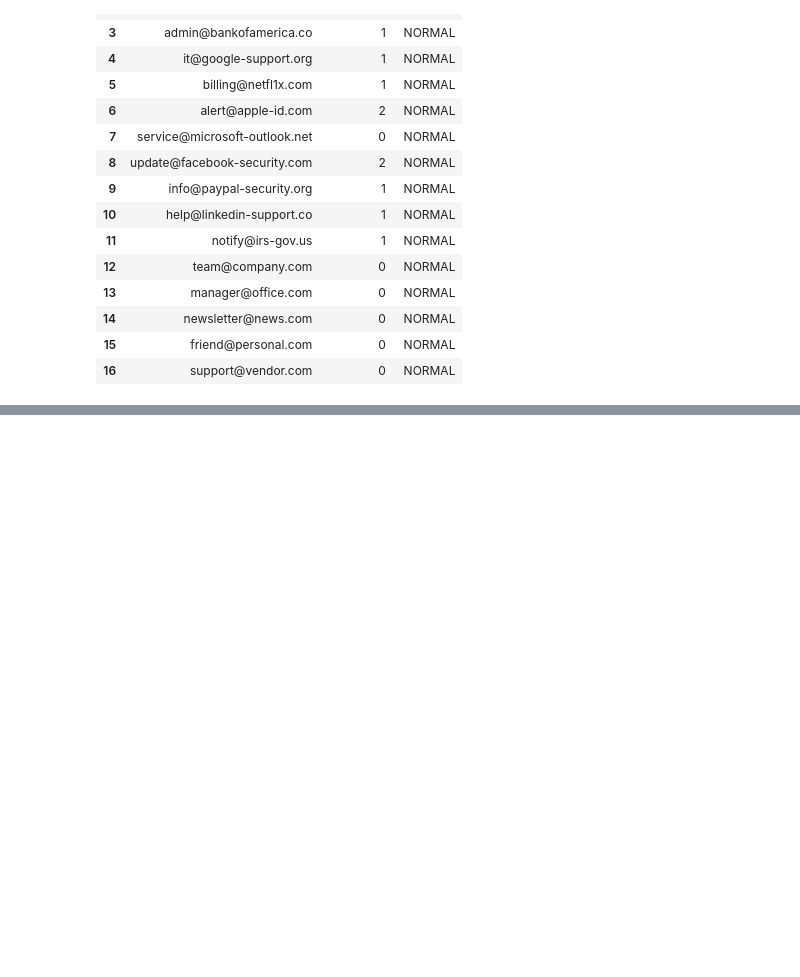
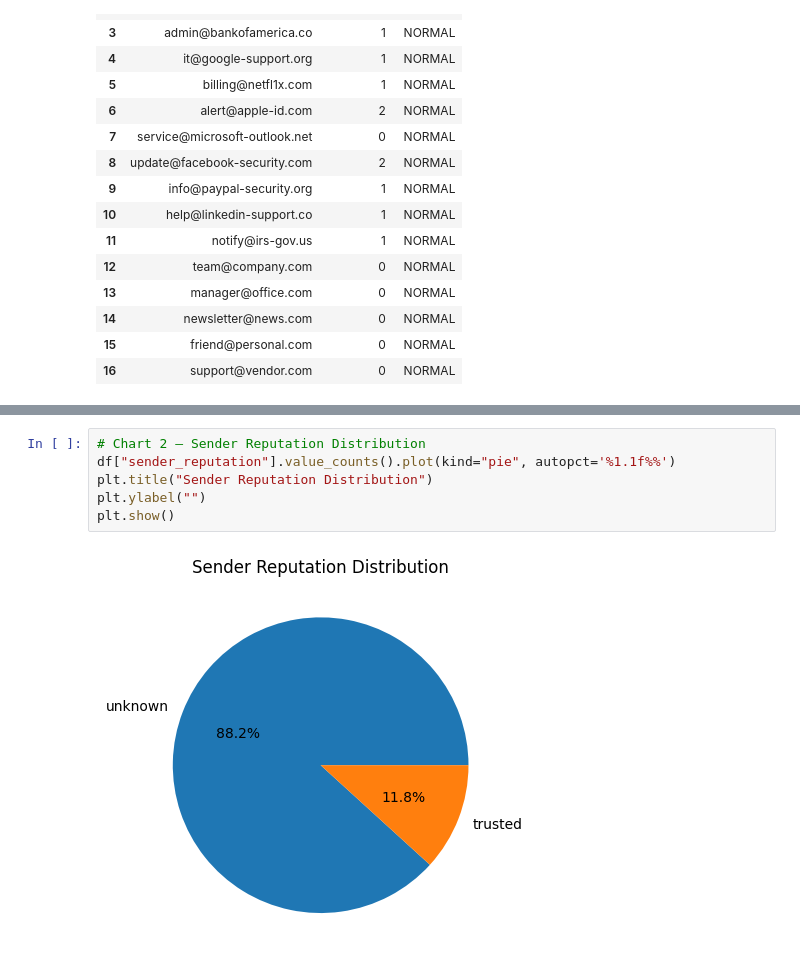
Before and after one commit to Sachin-Singh-Cybersecurity/phishing-triage-lab, a Jupyter notebook: phishing_analysis.ipynb, the cells around one changed output, grey strips where cells are left out. Cells and saved outputs as stored; diff of their text form; blank space fills up the shorter version.

```diff
--- a/phishing_analysis.ipynb
+++ b/phishing_analysis.ipynb
@@ -223,0 +301,8 @@ df[["sender", "risk_score", "auto_flag"]]
+# %%
+# Chart 2 — Sender Reputation Distribution
+df["sender_reputation"].value_counts().plot(kind="pie", autopct='%1.1f%%')
+plt.title("Sender Reputation Distribution")
+plt.ylabel("")
+plt.show()
+# %% [output]
+[figure, added]
```
Also changed, not shown: parts of 12 cells of this notebook, 5 other files.
